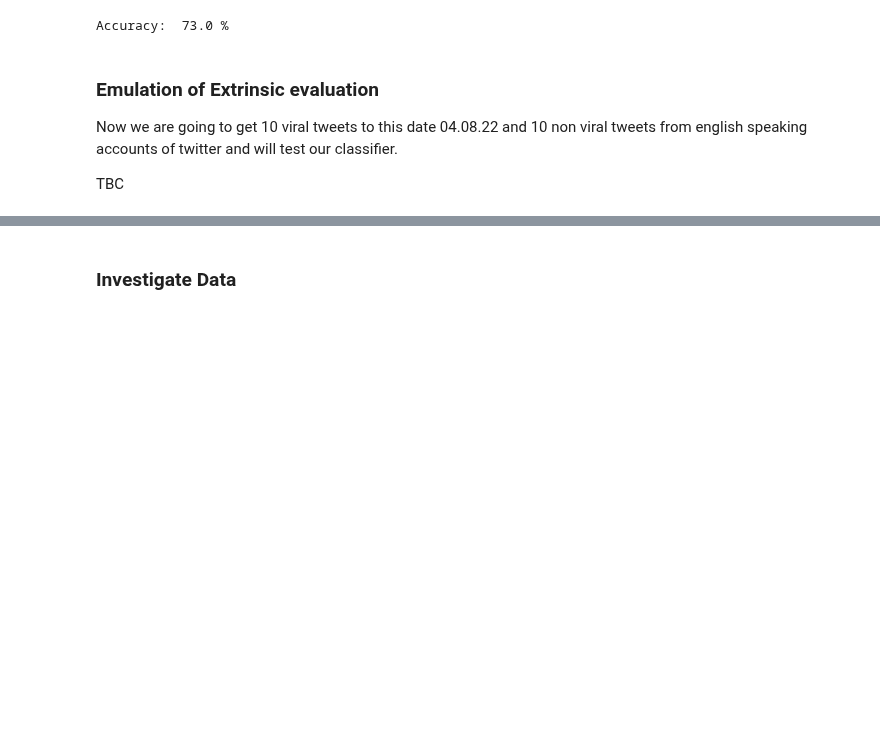
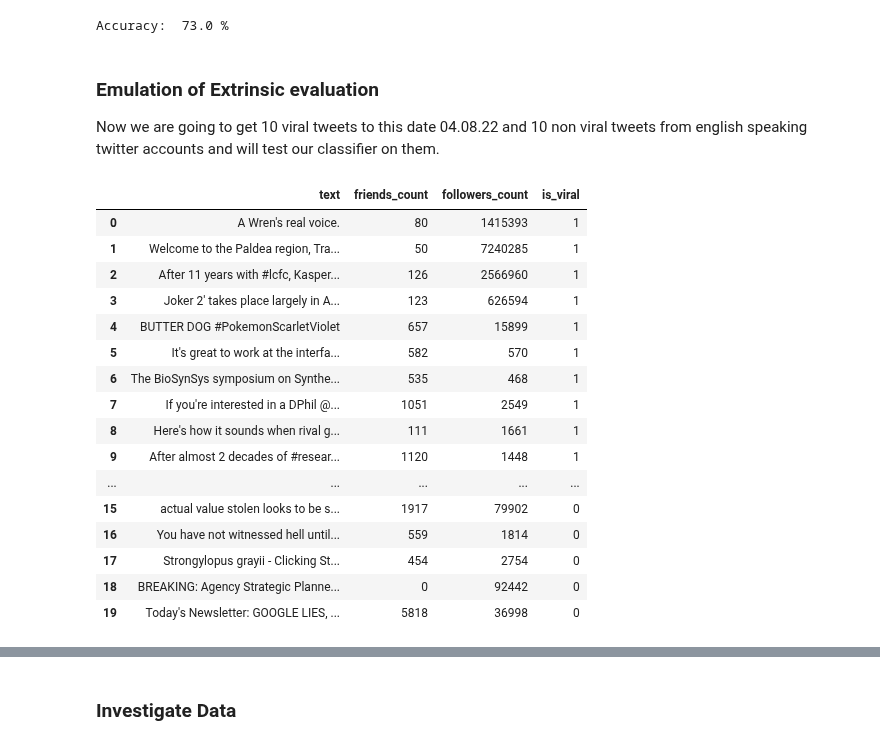
Before and after one commit to jadidaniel/jupyter-notebooks, a Jupyter notebook: ml/suprvised_learning/k_nearest_neighbours/twitter_classification.ipynb, the cells around one changed output, grey strips where cells are left out. Drawn from its saved outputs; the diff is of its cells as text; code cells hidden in the pictures; blank space fills up the shorter version.

```diff
--- a/ml/suprvised_learning/k_nearest_neighbours/twitter_classification.ipynb
+++ b/ml/suprvised_learning/k_nearest_neighbours/twitter_classification.ipynb
@@ -365,6 +413,27 @@ Accuracy:  73.0 %
 # %% [markdown]
 ### Emulation of Extrinsic evaluation
 
-Now we are going to get 10 viral tweets to this date 04.08.22 and 10 non viral tweets from english speaking accounts of twitter and will test our classifier.
-
-TBC
+Now we are going to get 10 viral tweets to this date 04.08.22 and 10 non viral tweets from english speaking twitter accounts and will test our classifier on them.
+# %%
+# Read json file
+fresh_tweets = pd.read_json("fresh_test_tweets.json", lines=True)
+pd.set_option('display.max_colwidth', None)
+fresh_tweets
+# %% [output]
+|  | text | friends_count | followers_count | is_viral |
+| 0 | A Wren's real voice. | 80 | 1415393 | 1 |
+| 1 | Welcome to the Paldea region, Tra... | 50 | 7240285 | 1 |
+| 2 | After 11 years with #lcfc, Kasper... | 126 | 2566960 | 1 |
+| 3 | Joker 2' takes place largely in A... | 123 | 626594 | 1 |
+| 4 | BUTTER DOG #PokemonScarletViolet | 657 | 15899 | 1 |
+| 5 | It's great to work at the interfa... | 582 | 570 | 1 |
+| 6 | The BioSynSys symposium on Synthe... | 535 | 468 | 1 |
+| 7 | If you're interested in a DPhil @... | 1051 | 2549 | 1 |
+| 8 | Here's how it sounds when rival g... | 111 | 1661 | 1 |
+| 9 | After almost 2 decades of #resear... | 1120 | 1448 | 1 |
+| ... | ... | ... | ... | ... |
+| 15 | actual value stolen looks to be s... | 1917 | 79902 | 0 |
+| 16 | You have not witnessed hell until... | 559 | 1814 | 0 |
+| 17 | Strongylopus grayii - Clicking St... | 454 | 2754 | 0 |
+| 18 | BREAKING: Agency Strategic Planne... | 0 | 92442 | 0 |
+| 19 | Today's Newsletter: GOOGLE LIES, ... | 5818 | 36998 | 0 |
```
Also changed, not shown: parts of 31 cells of this notebook, 1 other file.
